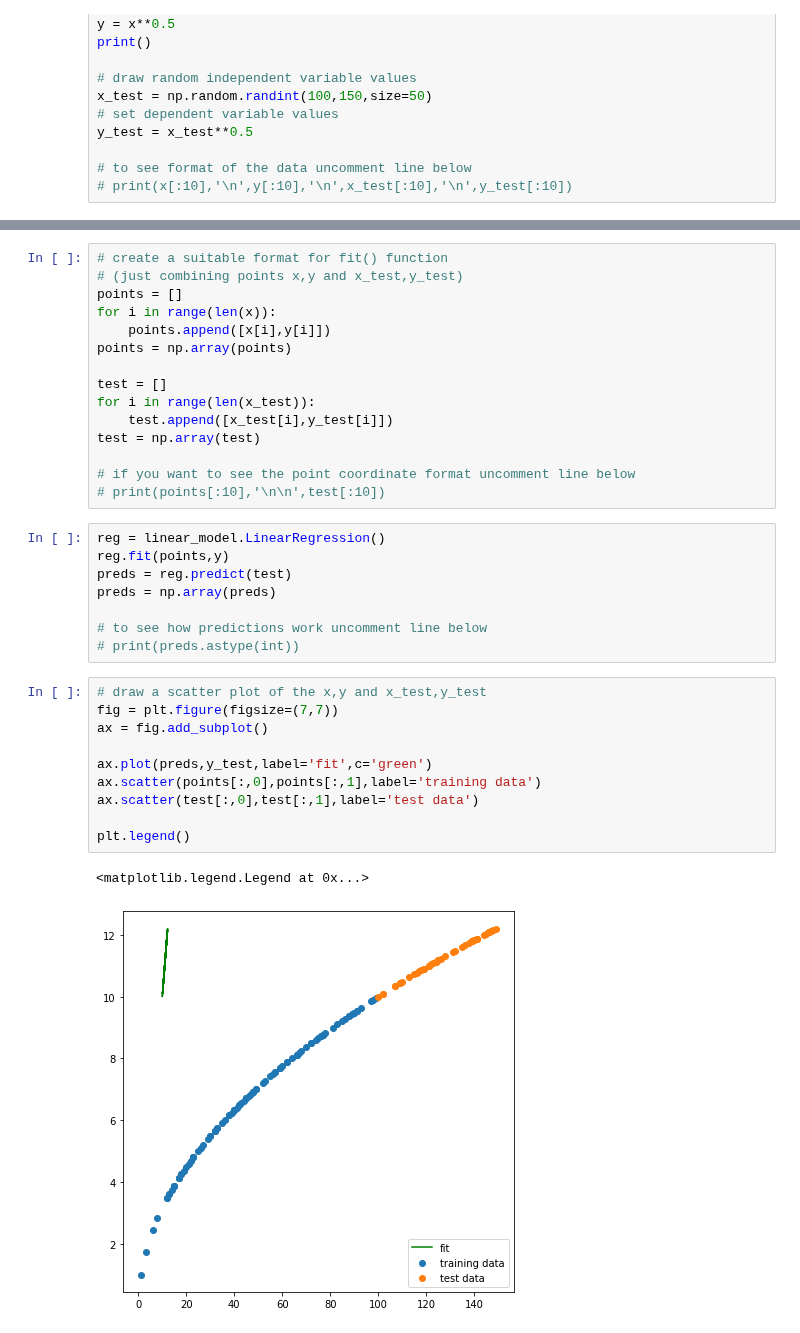
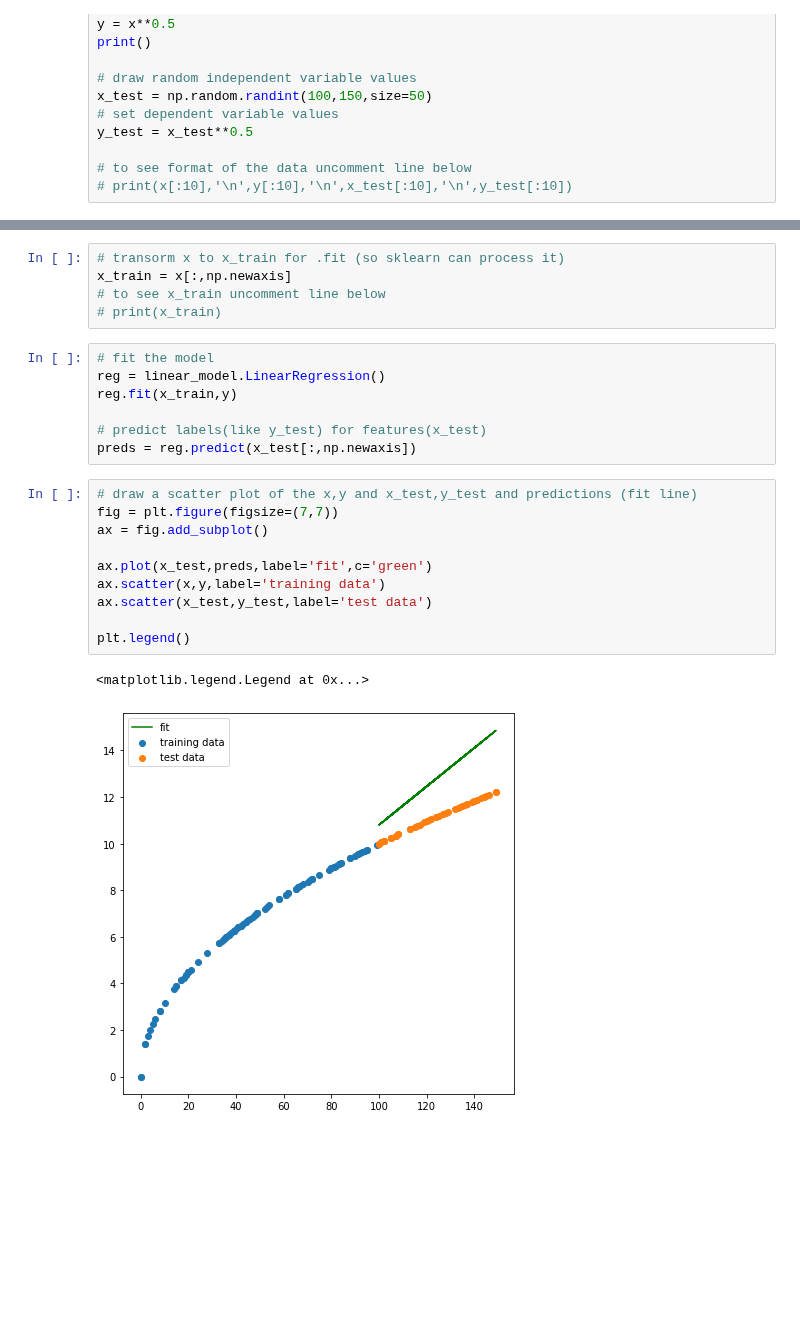
Before and after one commit to Space-Axolotl/Chapter-1, a Jupyter notebook: linear_regression.ipynb, the cells around one changed output, grey strips where cells are left out. Saved outputs shown, nothing was run; the diff lists cells and outputs as text; blank space fills up the shorter version.

Commit message:
fixed major bugs in linear reg and logistic reg

```diff
--- a/linear_regression.ipynb
+++ b/linear_regression.ipynb
@@ -172,36 +150,25 @@ plt.legend()
-# %%
-# create a suitable format for fit() function
-# (just combining points x,y and x_test,y_test)
-points = []
-for i in range(len(x)):
-    points.append([x[i],y[i]])
-points = np.array(points)
-
-test = []
-for i in range(len(x_test)):
-    test.append([x_test[i],y_test[i]])
-test = np.array(test)
-
-# if you want to see the point coordinate format uncomment line below
-# print(points[:10],'\n\n',test[:10])
-# %%
-reg = linear_model.LinearRegression()
-reg.fit(points,y)
-preds = reg.predict(test)
-preds = np.array(preds)
-
-# to see how predictions work uncomment line below
-# print(preds.astype(int))
+# %%
+# transorm x to x_train for .fit (so sklearn can process it)
+x_train = x[:,np.newaxis]
+# to see x_train uncomment line below
+# print(x_train)
+# %%
+# fit the model
+reg = linear_model.LinearRegression()
+reg.fit(x_train,y)
+
+# predict labels(like y_test) for features(x_test)
+preds = reg.predict(x_test[:,np.newaxis])
 # %%
-# draw a scatter plot of the x,y and x_test,y_test
+# draw a scatter plot of the x,y and x_test,y_test and predictions (fit line)
 fig = plt.figure(figsize=(7,7))
 ax = fig.add_subplot()
 
-ax.plot(preds,y_test,label='fit',c='green')
-ax.scatter(points[:,0],points[:,1],label='training data')
-ax.scatter(test[:,0],test[:,1],label='test data')
+ax.plot(x_test,preds,label='fit',c='green')
+ax.scatter(x,y,label='training data')
+ax.scatter(x_test,y_test,label='test data')
 
 plt.legend()
 # %% [output]
 <matplotlib.legend.Legend at 0x...>
-[figure, old version]
+[figure, new version]
```
Also changed, not shown: parts of 13 cells of this notebook, 1 other file.
